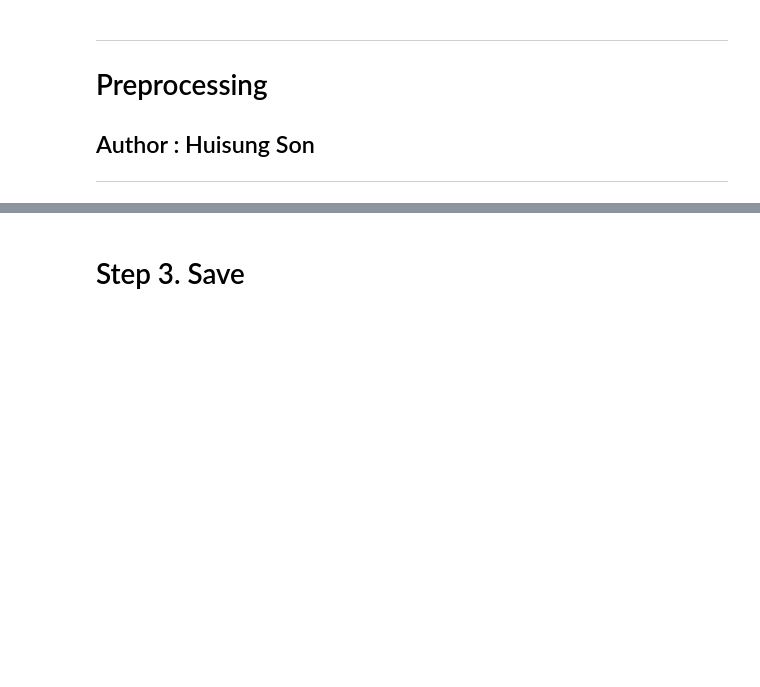
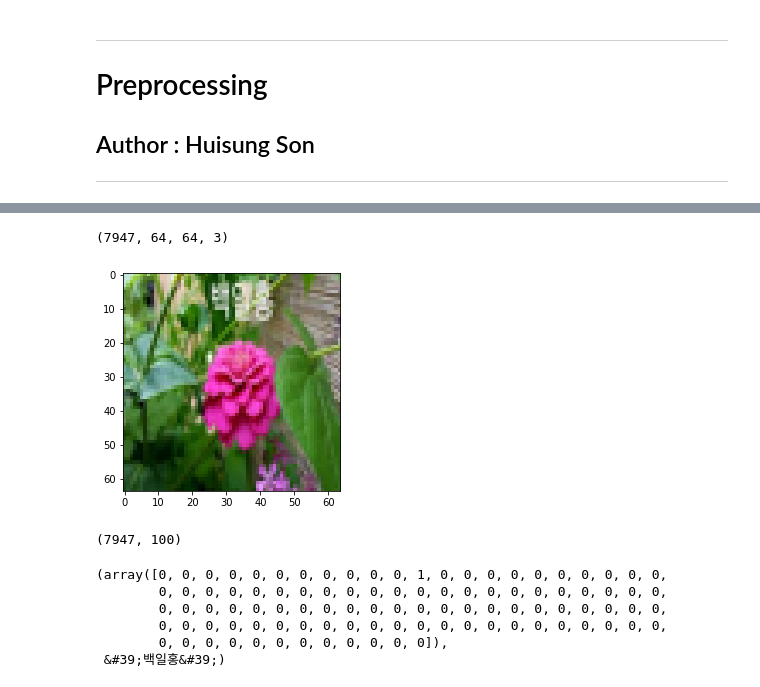
Before and after one commit to isabellajoo/plant-recognizer, a Jupyter notebook: MachineLearning/Preprocessing.ipynb, the cells around one changed output, grey strips where cells are left out. Drawn from its saved outputs; the diff is of its cells as text; code cells hidden in the pictures; blank space fills up the shorter version.

```diff
--- a/MachineLearning/Preprocessing.ipynb
+++ b/MachineLearning/Preprocessing.ipynb
@@ -35 +28,11 @@ def img_loader(filename):
+# %%
+def NormalizeLabel(Label):
+    arr = [0 for i in range(label_num)]
+    arr[Label] = 1
+    return arr
+# %%
+import codecs
+category_file = codecs.open(category_file_name, 'r', 'utf-8')
+categories = list(map(str.strip, category_file.readlines()))
+classes = len(categories)
 # %% [markdown]
@@ -41,0 +40,28 @@ def Preprocess(image):
+# %%
+X = []
+y = []
+
+for idx, cat in enumerate(categories):
+    label = NormalizeLabel(idx)
+
+    img_name = img_path+'/'+cat
+    files = glob.glob(img_name+'*.jpg')
+    print(cat + ' '*(10 - 2*len(cat)) + " 파일 길이 : ", len(files))
+
+    for i, f in enumerate(files):
+        img = Image.open(f)
+        img = img.convert("RGB")
+        img = img.resize((image_w, image_h))
+        data = np.asarray(img)
+
+        X.append(data)
+        y.append(label)
+
+X = np.array(X)
+y = np.array(y)
+
+X_train, X_test, y_train, y_test = train_test_split(X, y)
+xy = (X_train, X_test, y_train, y_test)
+np.save(data_name, xy)
+
+print("Save Done : Total", len(y), 'Files')
@@ -53,2 +87,0 @@ img_list.shape
-# %% [markdown]
-# Step 3. Save
@@ -60,0 +88,24 @@ with open('label.txt', 'w') as file:
+# %%
+X_train.shape
+# %% [output]
+(7947, 64, 64, 3)
+# %%
+import matplotlib.pyplot as plt
+
+plt.imshow(X_train[0])
+plt.show()
+# %% [output]
+[figure, added]
+# %%
+y_train.shape
+# %% [output]
+(7947, 100)
+# %%
+(y_train[1], categories[y_train[0].argmax()])
+# %% [output]
+(array([0, 0, 0, 0, 0, 0, 0, 0, 0, 0, 0, 1, 0, 0, 0, 0, 0, 0, 0, 0, 0, 0,
+        0, 0, 0, 0, 0, 0, 0, 0, 0, 0, 0, 0, 0, 0, 0, 0, 0, 0, 0, 0, 0, 0,
+        0, 0, 0, 0, 0, 0, 0, 0, 0, 0, 0, 0, 0, 0, 0, 0, 0, 0, 0, 0, 0, 0,
+        0, 0, 0, 0, 0, 0, 0, 0, 0, 0, 0, 0, 0, 0, 0, 0, 0, 0, 0, 0, 0, 0,
+        0, 0, 0, 0, 0, 0, 0, 0, 0, 0, 0, 0]),
+ &#39;백일홍&#39;)
```
Also changed, not shown: parts of 11 cells of this notebook, 5 other files.
